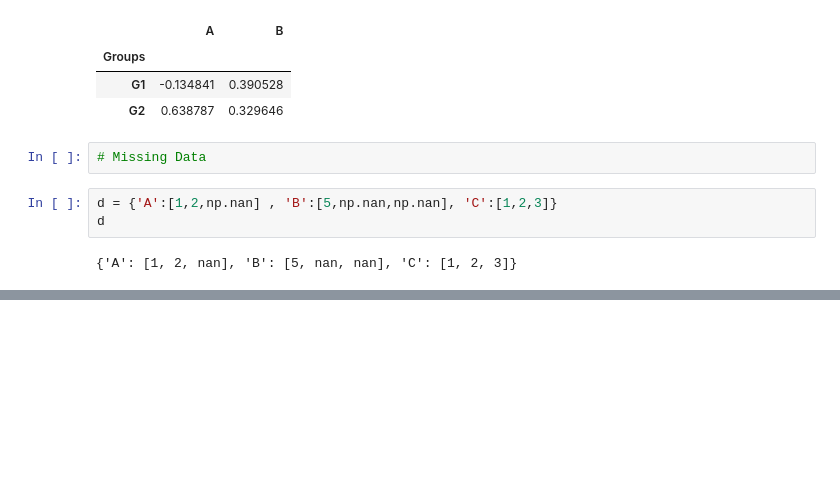
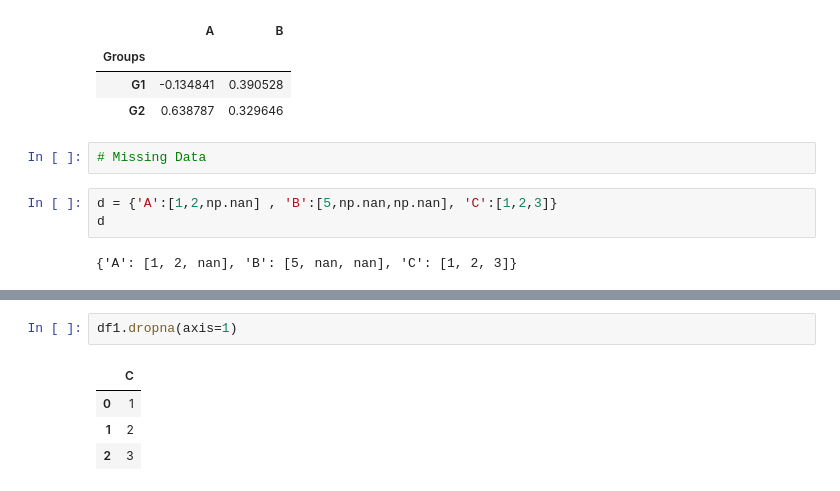
Before and after one commit to tedyeung/Python-, a Jupyter notebook: Pandas/Pandas.ipynb, the cells around one changed output, grey strips where cells are left out. Saved outputs shown, nothing was run; the diff lists cells and outputs as text; blank space fills up the shorter version.

```diff
--- a/Pandas/Pandas.ipynb
+++ b/Pandas/Pandas.ipynb
@@ -436,0 +452,7 @@ d
+# %%
+df1.dropna(axis=1)
+# %% [output]
+|  | C |
+| 0 | 1 |
+| 1 | 2 |
+| 2 | 3 |
```
Also changed, not shown: parts of 5 cells of this notebook.
